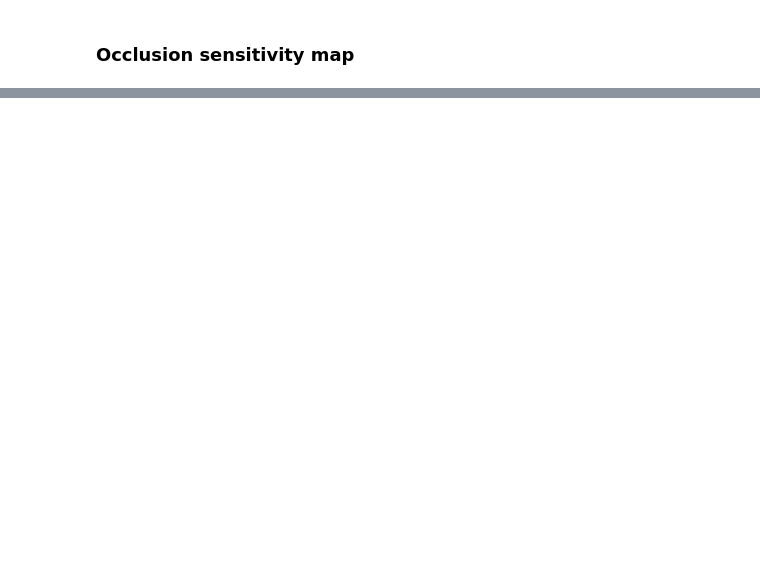
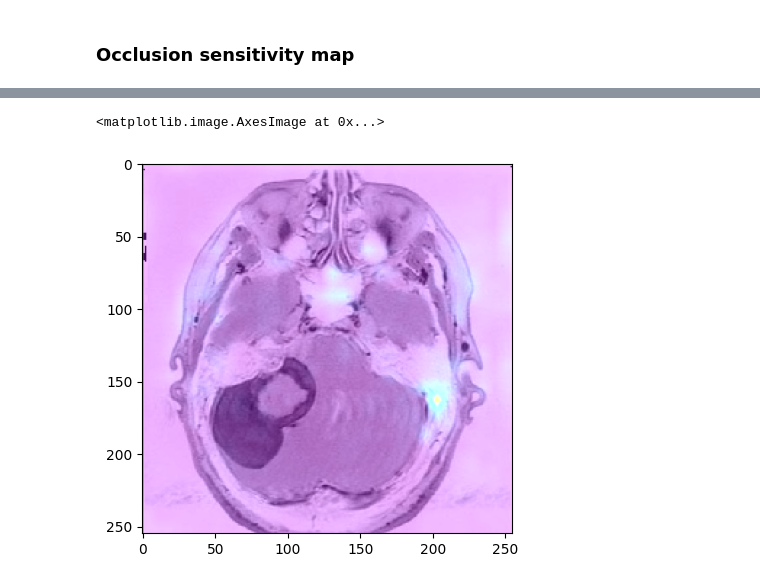
Before and after one commit to Victorvone/braintumorclassification, a Jupyter notebook: braintumorclassification/notebooks/Explainability.ipynb, the cells around one changed output, grey strips where cells are left out. Cells and saved outputs as stored; diff of their text form; code cells hidden in the pictures; blank space fills up the shorter version.

```diff
--- a/braintumorclassification/notebooks/Explainability.ipynb
+++ b/braintumorclassification/notebooks/Explainability.ipynb
@@ -96,0 +119,7 @@ occsens.save(grid, "../Visualizations/", "OcclusionSensitivity.png")
+# %%
+occsensimage = load_img('../Visualizations/OcclusionSensitivity.png', target_size=(255, 255))
+
+plt.imshow(occsensimage)
+# %% [output]
+<matplotlib.image.AxesImage at 0x...>
+[figure, added]
```
Also changed, not shown: parts of 15 cells of this notebook, 6 other files.
